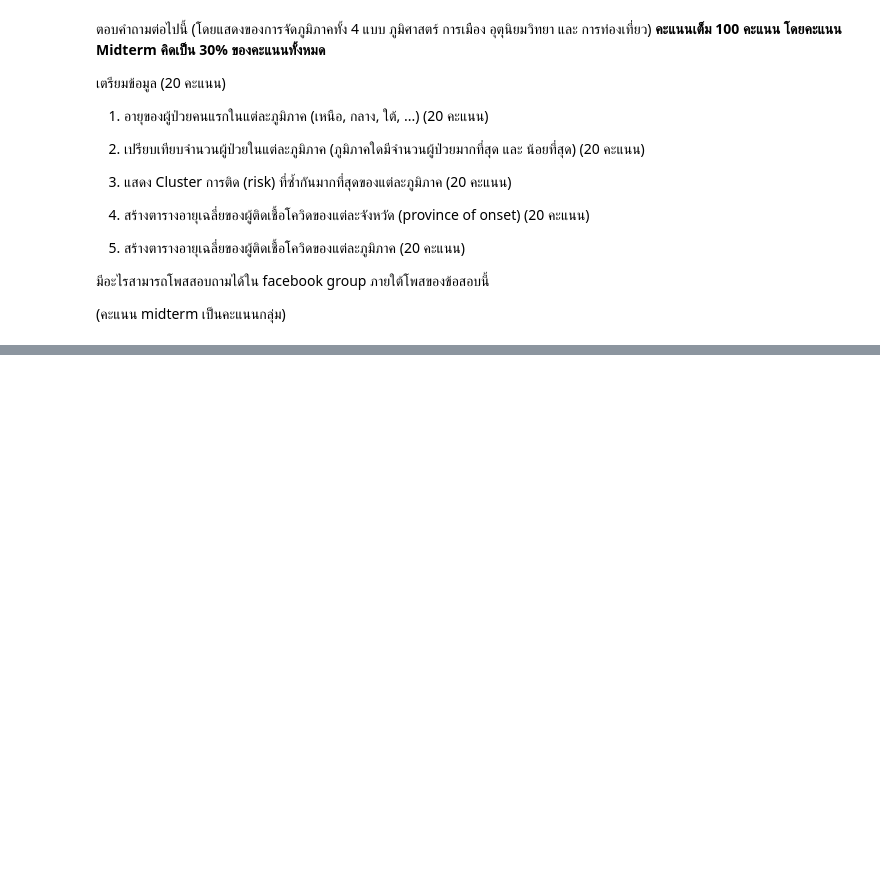
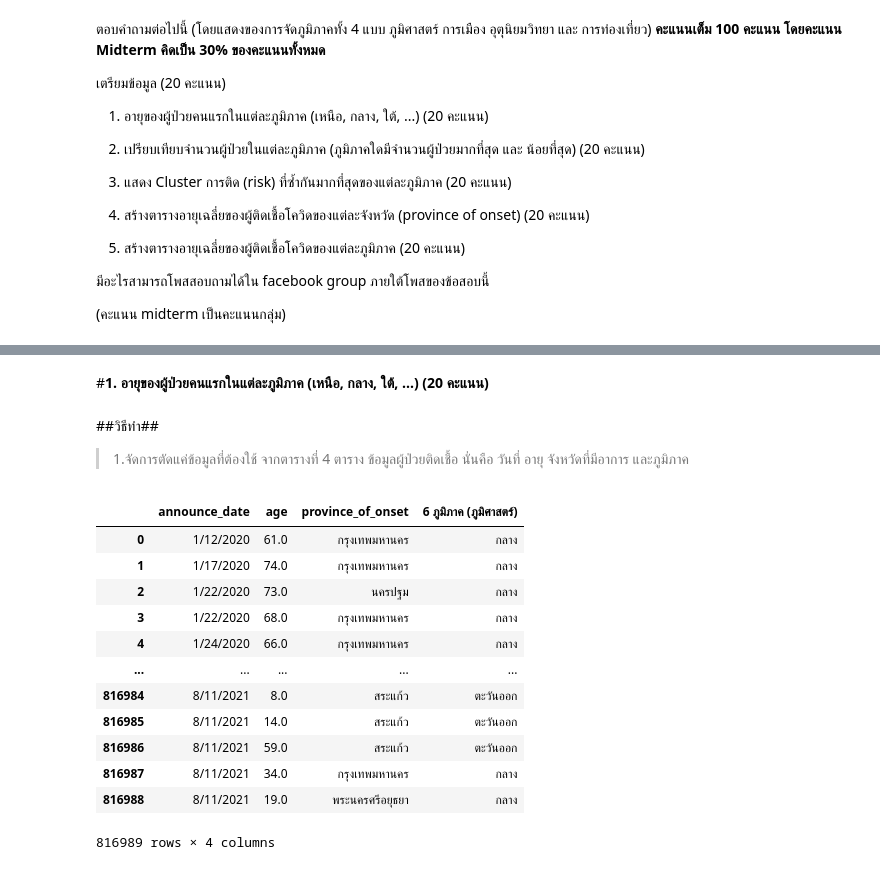
Before and after one commit to khanittha-phusopha/DWDM21, a Jupyter notebook: BasicPython&DataViz_midterm2022.ipynb, the cells around one changed output, grey strips where cells are left out. Drawn from its saved outputs; the diff is of its cells as text; code cells hidden in the pictures; blank space fills up the shorter version.

```diff
--- a/BasicPython&DataViz_midterm2022.ipynb
+++ b/BasicPython&DataViz_midterm2022.ipynb
@@ -196,0 +246,23 @@ data02
+# %% [markdown]
+#**1. อายุของผู้ป่วยคนแรกในแต่ละภูมิภาค (เหนือ, กลาง, ใต้, ...) (20 คะแนน)**
+# %% [markdown]
+##วิธีทำ##
+>1.จัดการตัดแค่ข้อมูลที่ต้องใช้ จากตารางที่ 4 ตาราง ข้อมูลผู้ป่วยติดเชื้อ
+นั่นคือ วันที่ อายุ จังหวัดที่มีอาการ และภูมิภาค
+# %%
+Q1_table = merged_01[['announce_date','age','province_of_onset','6 ภูมิภาค (ภูมิศาสตร์)']] # ลำดับมีความสำคัญ : data[[คอลัมน์1,คอลัมน์2]]
+Q1_table
+# %% [output]
+|  | announce_date | age | province_of_onset | 6 ภูมิภาค (ภูมิศาสตร์) |
+| 0 | 1/12/2020 | 61.0 | กรุงเทพมหานคร | กลาง |
+| 1 | 1/17/2020 | 74.0 | กรุงเทพมหานคร | กลาง |
+| 2 | 1/22/2020 | 73.0 | นครปฐม | กลาง |
+| 3 | 1/22/2020 | 68.0 | กรุงเทพมหานคร | กลาง |
+| 4 | 1/24/2020 | 66.0 | กรุงเทพมหานคร | กลาง |
+| ... | ... | ... | ... | ... |
+| 816984 | 8/11/2021 | 8.0 | สระแก้ว | ตะวันออก |
+| 816985 | 8/11/2021 | 14.0 | สระแก้ว | ตะวันออก |
+| 816986 | 8/11/2021 | 59.0 | สระแก้ว | ตะวันออก |
+| 816987 | 8/11/2021 | 34.0 | กรุงเทพมหานคร | กลาง |
+| 816988 | 8/11/2021 | 19.0 | พระนครศรีอยุธยา | กลาง |
+816989 rows × 4 columns
```
Also changed, not shown: parts of 89 cells of this notebook.
